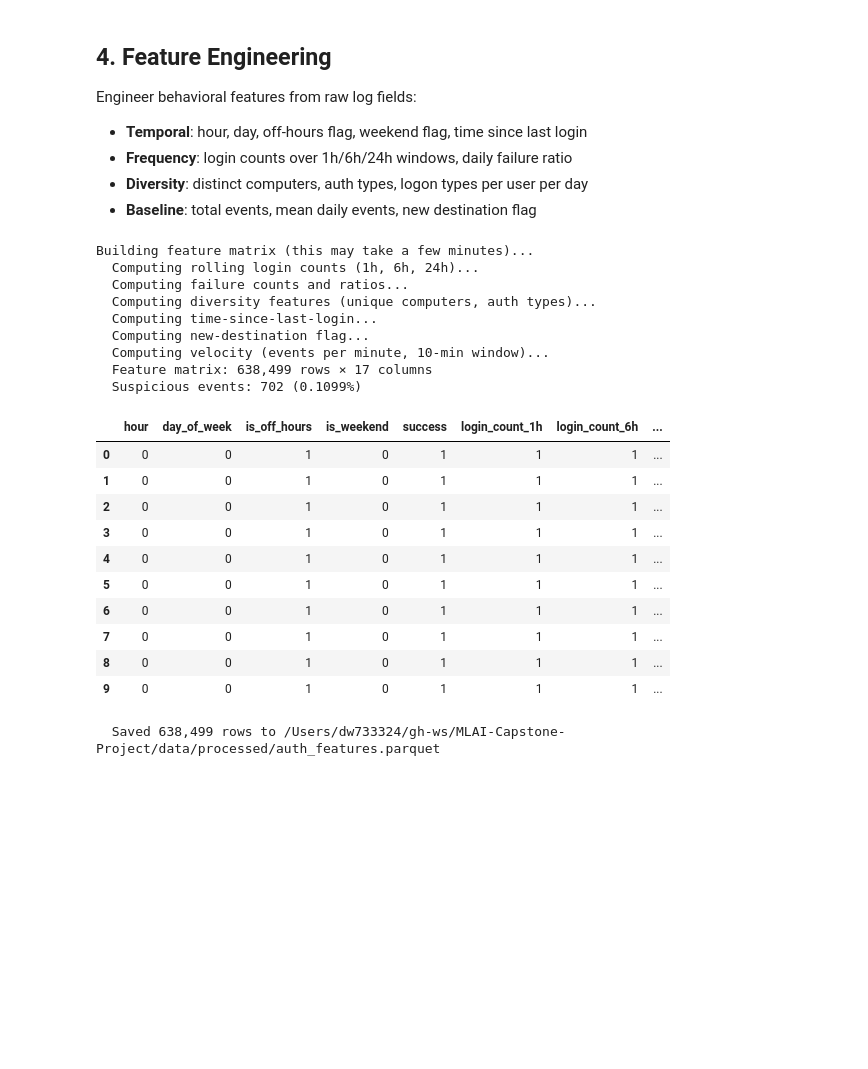
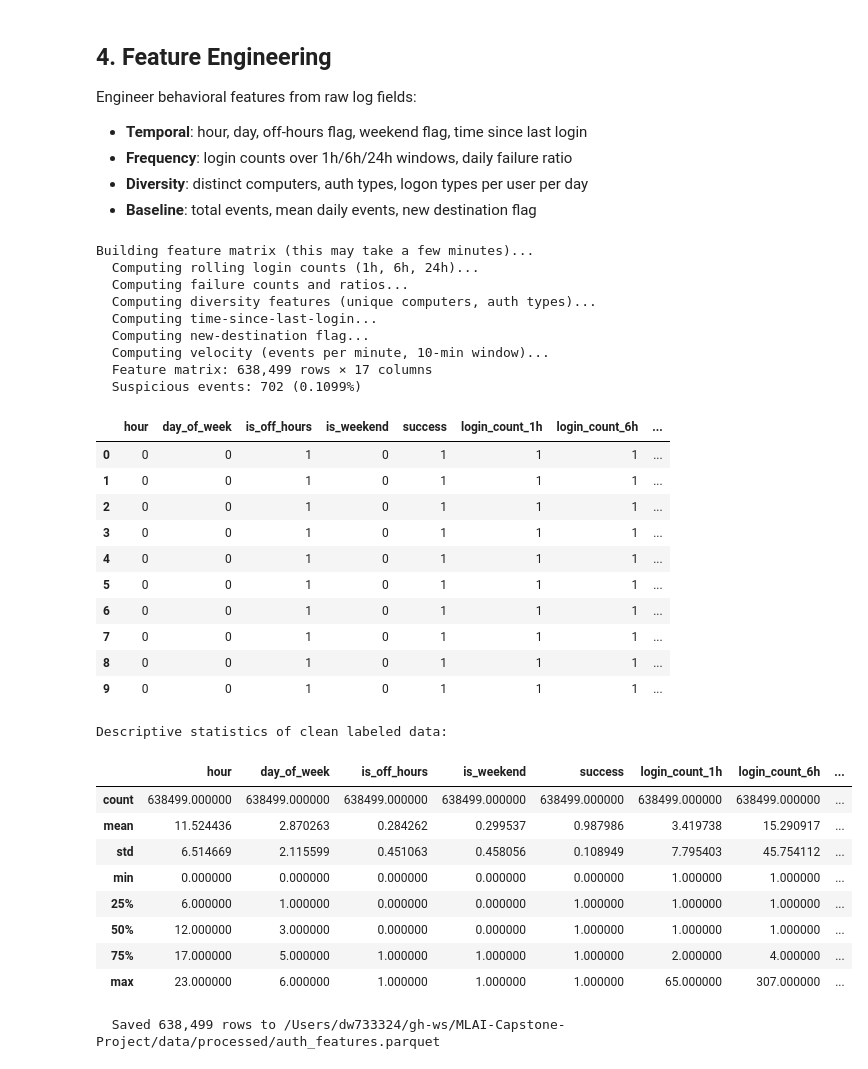
Before and after one commit to daisywu1/MLAI-Capstone-Project, a Jupyter notebook: notebooks/capstone_analysis.ipynb, the cells around one changed output. Saved outputs shown, nothing was run; the diff lists cells and outputs as text; code cells hidden in the pictures; blank space fills up the shorter version.

```diff
--- a/notebooks/capstone_analysis.ipynb
+++ b/notebooks/capstone_analysis.ipynb
@@ -378,28 +383,42 @@ Engineer behavioral features from raw log fields:
 # %%
 print("Building feature matrix (this may take a few minutes)...")
 df_features = build_feature_matrix(df)
-df_features.head(10)
+
+display(df_features.head(10))
+
+print("Descriptive statistics of clean labeled data:")
+display(df_features.describe())
 # %% [output]
 Building feature matrix (this may take a few minutes)...
   Computing rolling login counts (1h, 6h, 24h)...
   Computing failure counts and ratios...
   Computing diversity features (unique computers, auth types)...
   Computing time-since-last-login...
   Computing new-destination flag...
   Computing velocity (events per minute, 10-min window)...
   Feature matrix: 638,499 rows × 17 columns
   Suspicious events: 702 (0.1099%)
 |  | hour | day_of_week | is_off_hours | is_weekend | success | login_count_1h | login_count_6h | ... |
 | 0 | 0 | 0 | 1 | 0 | 1 | 1 | 1 | ... |
 | 1 | 0 | 0 | 1 | 0 | 1 | 1 | 1 | ... |
 | 2 | 0 | 0 | 1 | 0 | 1 | 1 | 1 | ... |
 | 3 | 0 | 0 | 1 | 0 | 1 | 1 | 1 | ... |
 | 4 | 0 | 0 | 1 | 0 | 1 | 1 | 1 | ... |
 | 5 | 0 | 0 | 1 | 0 | 1 | 1 | 1 | ... |
 | 6 | 0 | 0 | 1 | 0 | 1 | 1 | 1 | ... |
 | 7 | 0 | 0 | 1 | 0 | 1 | 1 | 1 | ... |
 | 8 | 0 | 0 | 1 | 0 | 1 | 1 | 1 | ... |
 | 9 | 0 | 0 | 1 | 0 | 1 | 1 | 1 | ... |
+Descriptive statistics of clean labeled data:
+|  | hour | day_of_week | is_off_hours | is_weekend | success | login_count_1h | login_count_6h | ... |
+| count | 638499.000000 | 638499.000000 | 638499.000000 | 638499.000000 | 638499.000000 | 638499.000000 | 638499.000000 | ... |
+| mean | 11.524436 | 2.870263 | 0.284262 | 0.299537 | 0.987986 | 3.419738 | 15.290917 | ... |
+| std | 6.514669 | 2.115599 | 0.451063 | 0.458056 | 0.108949 | 7.795403 | 45.754112 | ... |
+| min | 0.000000 | 0.000000 | 0.000000 | 0.000000 | 0.000000 | 1.000000 | 1.000000 | ... |
+| 25% | 6.000000 | 1.000000 | 0.000000 | 0.000000 | 1.000000 | 1.000000 | 1.000000 | ... |
+| 50% | 12.000000 | 3.000000 | 0.000000 | 0.000000 | 1.000000 | 1.000000 | 1.000000 | ... |
+| 75% | 17.000000 | 5.000000 | 1.000000 | 1.000000 | 1.000000 | 2.000000 | 4.000000 | ... |
+| max | 23.000000 | 6.000000 | 1.000000 | 1.000000 | 1.000000 | 65.000000 | 307.000000 | ... |
 # %%
 # Save feature matrix for reuse
 save_processed_data(df_features, 'auth_features.parquet')
```
Also changed, not shown: parts of 4 cells of this notebook.
